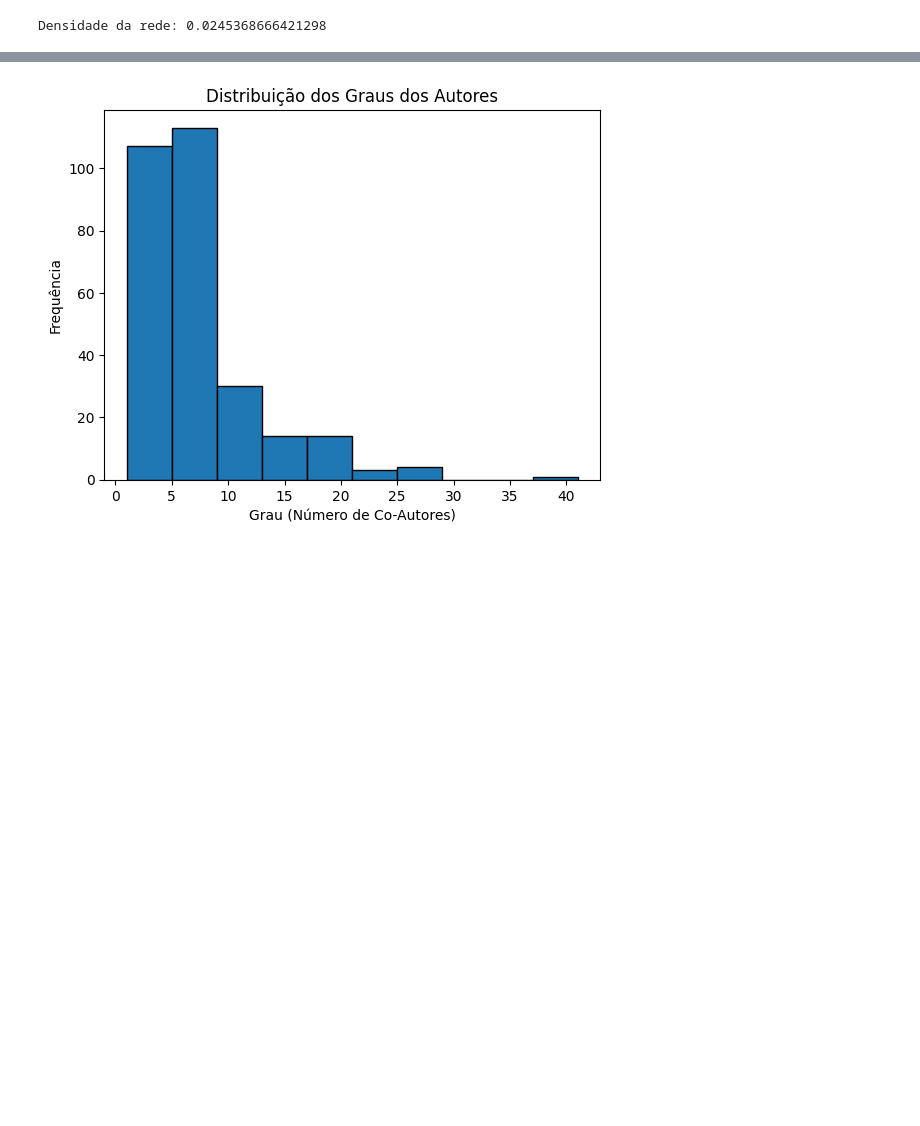
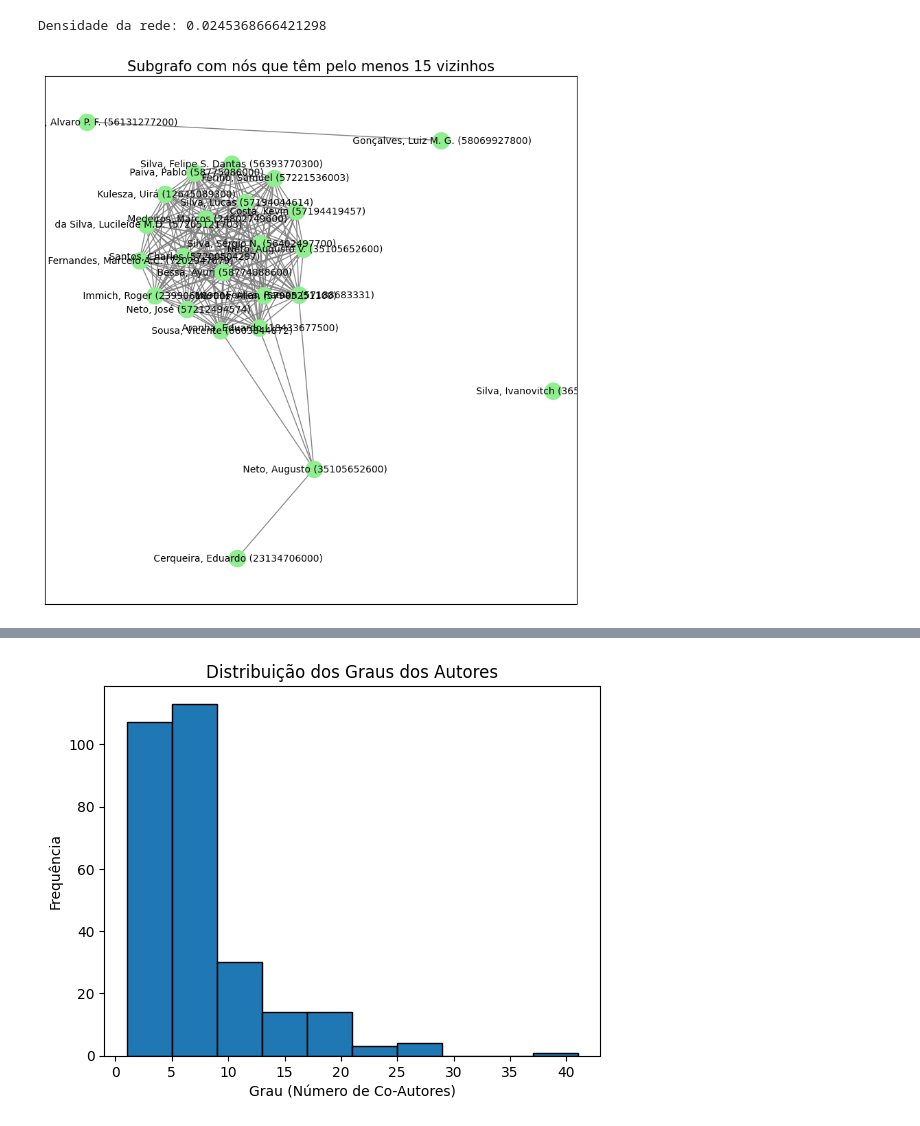
Before and after one commit to polianaraujo/aed2, a Jupyter notebook: U1T2/Cópia_de_U1_T2.ipynb, the cells around one changed output, grey strips where cells are left out. Cells and saved outputs as stored; diff of their text form; code cells hidden in the pictures; blank space fills up the shorter version.

```diff
--- a/U1T2/Cópia_de_U1_T2.ipynb
+++ b/U1T2/Cópia_de_U1_T2.ipynb
@@ -78 +90,23 @@ Densidade da rede: 0.0245368666421298
+# %%
+# Visualização estática simples do subgrafo
+
+# Define o tamanho da figura
+plt.figure(figsize=(10, 10))
+
+# Define o layout do subgrafo
+# G    : grafo que quer visualizar
+# seed : reprodutividade do layout, utiliza cálculos aleatórios para definir a posição inicial dos vértices. Garante que a disposição dos vértics seja sempre a mesma, mesmo depois de executar várias vezes
+# k    : quanto maior, mais afastados os vértices ficarão
+pos_sub = nx.spring_layout(sub_grafo, seed=2, k=1)
+
+# Desenha o subgrafo
+nx.draw_networkx(sub_grafo, pos_sub, node_size=300, node_color='lightgreen', edge_color='gray', font_size=10, with_labels=True)
+
+# Define o título do gráfico
+plt.title(f'Subgrafo com nós que têm pelo menos {X} vizinhos', size=15)
+
+# Exibe o gráfico estático
+plt.show()
+# %% [output]
+[figure, added]
 # %%
```
Also changed, not shown: parts of 5 cells of this notebook.
